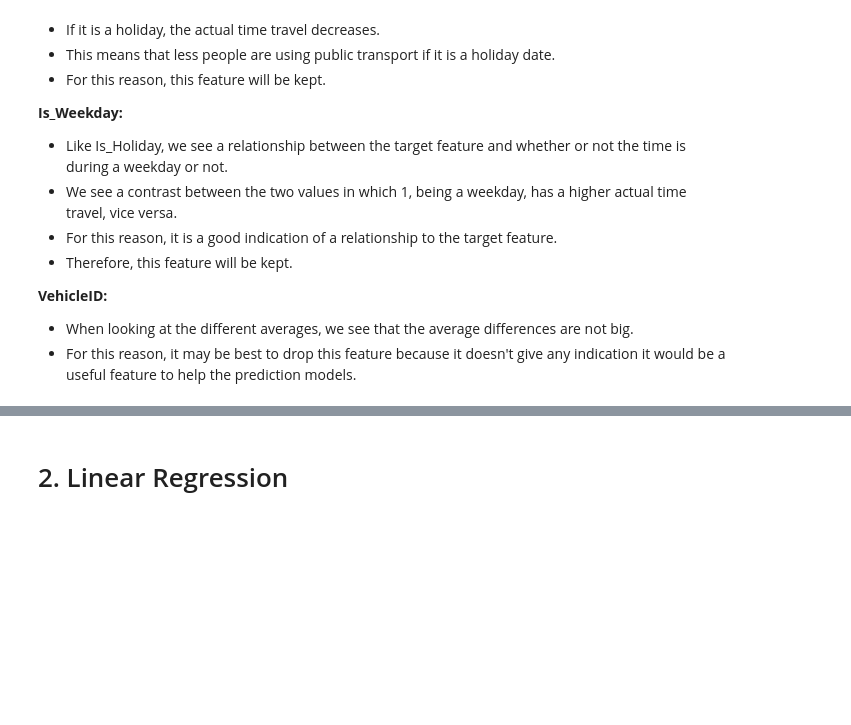
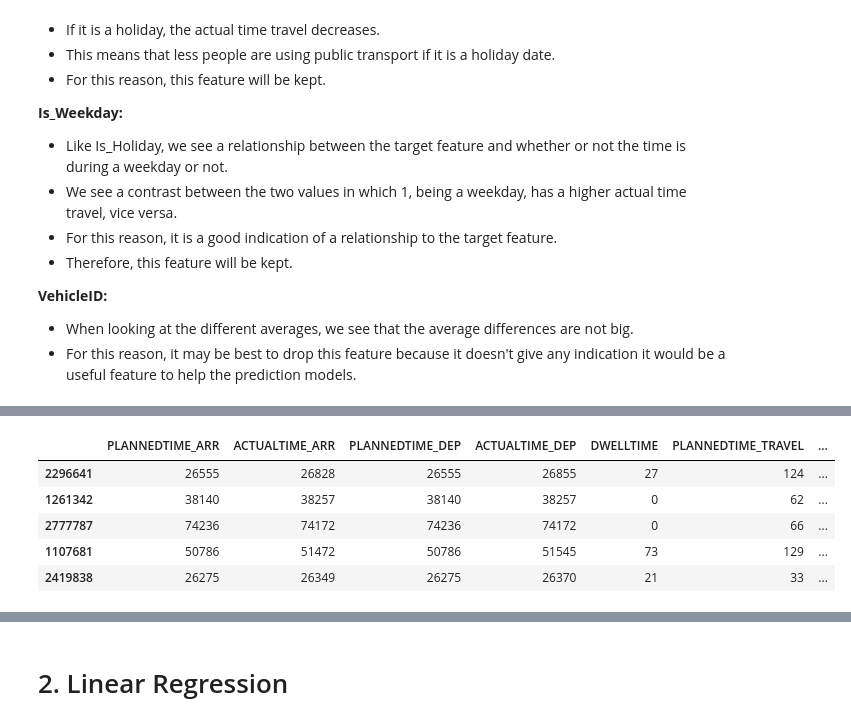
Before and after one commit to CityRoute/Data-Analytics-CityRoute, a Jupyter notebook: Data_Modelling.ipynb, the cells around one changed output, grey strips where cells are left out. Drawn from its saved outputs; the diff is of its cells as text; code cells hidden in the pictures; blank space fills up the shorter version.

```diff
--- a/Data_Modelling.ipynb
+++ b/Data_Modelling.ipynb
@@ -703,0 +763,11 @@ print(df_copy.columns.tolist())
+# %%
+# I will reset the indexes of the training and test splits so we can see the X_train printout
+# We will see that they are no longer in order and the next markdown cell I will reset the indexes.
+X_train.head(5)
+# %% [output]
+|  | PLANNEDTIME_ARR | ACTUALTIME_ARR | PLANNEDTIME_DEP | ACTUALTIME_DEP | DWELLTIME | PLANNEDTIME_TRAVEL | ... |
+| 2296641 | 26555 | 26828 | 26555 | 26855 | 27 | 124 | ... |
+| 1261342 | 38140 | 38257 | 38140 | 38257 | 0 | 62 | ... |
+| 2777787 | 74236 | 74172 | 74236 | 74172 | 0 | 66 | ... |
+| 1107681 | 50786 | 51472 | 50786 | 51545 | 73 | 129 | ... |
+| 2419838 | 26275 | 26349 | 26275 | 26370 | 21 | 33 | ... |
```
Also changed, not shown: parts of 31 cells of this notebook.
